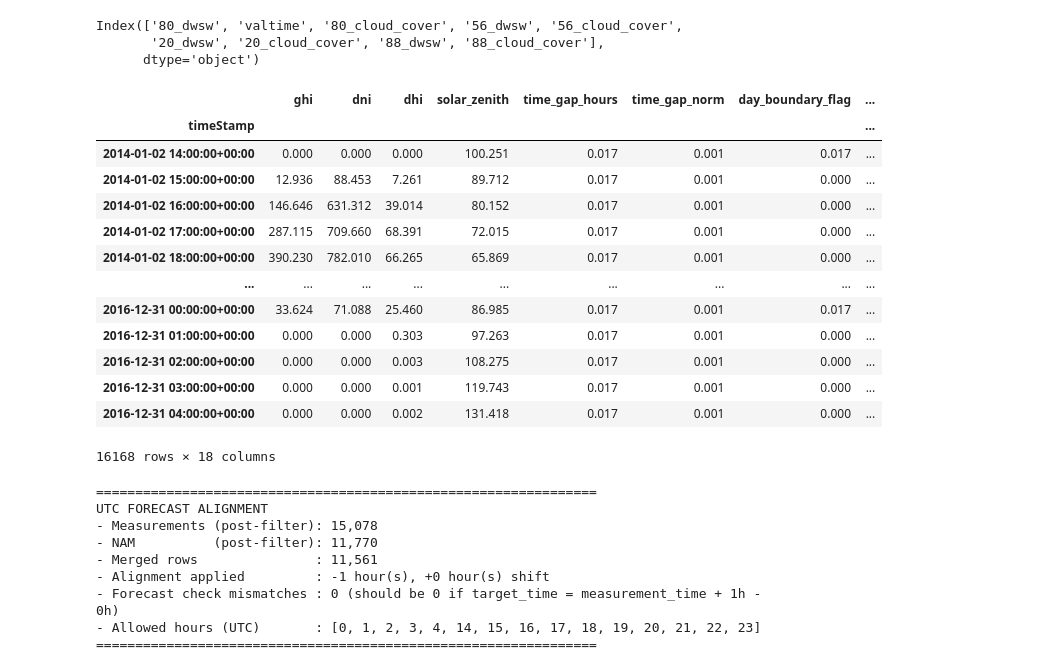
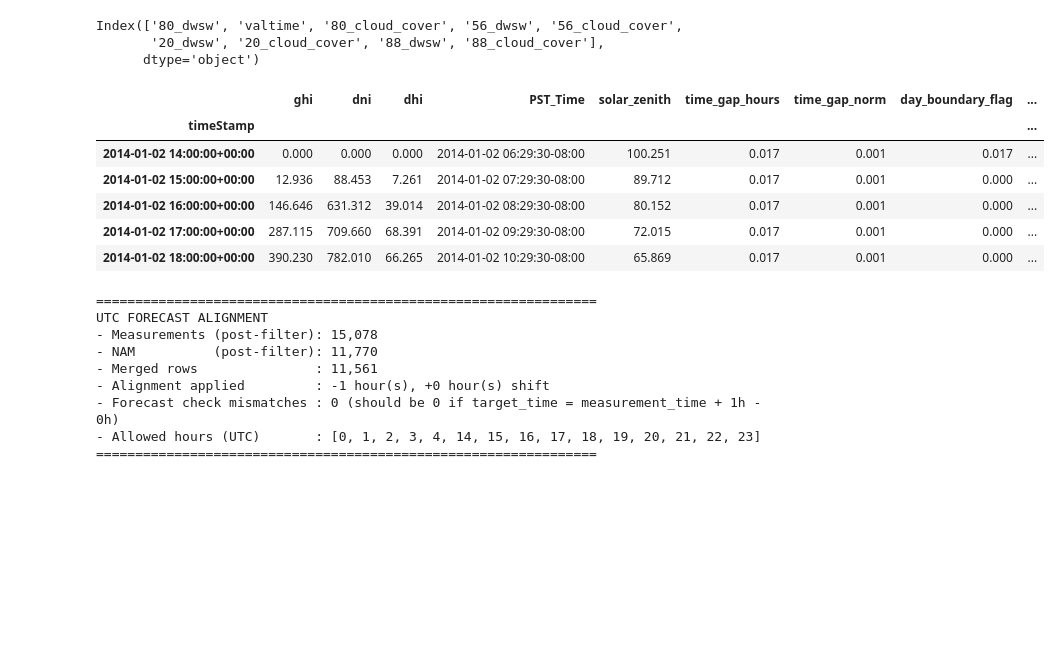
Before and after one commit to Mohamedtareque/PV_Forecast_MMPISSM, a Jupyter notebook: data_preprocess_v_02.ipynb, the cells around one changed output. Saved outputs shown, nothing was run; the diff lists cells and outputs as text; code cells hidden in the pictures; blank space fills up the shorter version.

```diff
--- a/data_preprocess_v_02.ipynb
+++ b/data_preprocess_v_02.ipynb
@@ -751,7 +730,7 @@ df_daylight_only.head()
 ### Outlier Detection and Removal based on Raw GHI, DNI values.
 # %%
 # Select only the original (non-sin/cos) features for descriptive statistics
-exclude_cols = ['hour_sin', 'hour_cos', 'month_sin', 'month_cos', 'time_gap_norm', 'day_boundary_flag', 'hour_progression', 'absolute_hour', 'solar_zenith', 'solar_azimuth', 'solar_elevation', 'is_daylight']
+exclude_cols = ['hour_sin', 'hour_cos', 'month_sin', 'month_cos',"PST_Time" , 'time_gap_norm', 'day_boundary_flag', 'hour_progression', 'absolute_hour', 'solar_zenith', 'solar_azimuth', 'solar_elevation', 'is_daylight']
 feature_cols = [col for col in df_daylight_only.columns if col not in exclude_cols and col not in ['timestamp', 'season_flag', 'is_daylight']]
 
 # Compute descriptive statistics
@@ -1031,7 +1022,7 @@ def calculate_csi(
     site = pvlib.location.Location(
         latitude=location_lat,
         longitude=location_lon,
-        tz=location_timezone
+        tz=location_timezone # local timezone for the site.
     )
 
     # --- Clear-sky irradiance
@@ -1043,6 +1034,9 @@ def calculate_csi(
     out['CSI_ghi'] = out[ghi_col] / out['GHI_cs']
     out['CSI_dni'] = out[dni_col] / out['DNI_cs']
 
+    out['CSI_ghi'] = out['CSI_ghi'].fillna(0)
+    out['CSI_dni'] = out['CSI_dni'].fillna(0)
+
     # --- Optional capping to avoid blowing scale due to small Cs values
     if cap_csi:
         out['CSI_ghi'] = out['CSI_ghi'].clip(0, csi_ghi_cap)
@@ -1574,20 +1835,13 @@ Index(['80_dwsw', 'valtime', '80_cloud_cover', '56_dwsw', '56_cloud_cover',
        '20_dwsw', '20_cloud_cover', '88_dwsw', '88_cloud_cover'],
       dtype='object')
 # %%
-df_daytime_features
+df_daytime_features.head()
 # %% [output]
-|  | ghi | dni | dhi | solar_zenith | time_gap_hours | time_gap_norm | day_boundary_flag | ... |
-| timeStamp |  |  |  |  |  |  |  | ... |
-| 2014-01-02 14:00:00+00:00 | 0.000 | 0.000 | 0.000 | 100.251 | 0.017 | 0.001 | 0.017 | ... |
-| 2014-01-02 15:00:00+00:00 | 12.936 | 88.453 | 7.261 | 89.712 | 0.017 | 0.001 | 0.000 | ... |
-| 2014-01-02 16:00:00+00:00 | 146.646 | 631.312 | 39.014 | 80.152 | 0.017 | 0.001 | 0.000 | ... |
-| 2014-01-02 17:00:00+00:00 | 287.115 | 709.660 | 68.391 | 72.015 | 0.017 | 0.001 | 0.000 | ... |
-| 2014-01-02 18:00:00+00:00 | 390.230 | 782.010 | 66.265 | 65.869 | 0.017 | 0.001 | 0.000 | ... |
-| ... | ... | ... | ... | ... | ... | ... | ... | ... |
-| 2016-12-31 00:00:00+00:00 | 33.624 | 71.088 | 25.460 | 86.985 | 0.017 | 0.001 | 0.017 | ... |
-| 2016-12-31 01:00:00+00:00 | 0.000 | 0.000 | 0.303 | 97.263 | 0.017 | 0.001 | 0.000 | ... |
-| 2016-12-31 02:00:00+00:00 | 0.000 | 0.000 | 0.003 | 108.275 | 0.017 | 0.001 | 0.000 | ... |
-| 2016-12-31 03:00:00+00:00 | 0.000 | 0.000 | 0.001 | 119.743 | 0.017 | 0.001 | 0.000 | ... |
-| 2016-12-31 04:00:00+00:00 | 0.000 | 0.000 | 0.002 | 131.418 | 0.017 | 0.001 | 0.000 | ... |
+|  | ghi | dni | dhi | PST_Time | solar_zenith | time_gap_hours | time_gap_norm | day_boundary_flag | ... |
+| timeStamp |  |  |  |  |  |  |  |  | ... |
+| 2014-01-02 14:00:00+00:00 | 0.000 | 0.000 | 0.000 | 2014-01-02 06:29:30-08:00 | 100.251 | 0.017 | 0.001 | 0.017 | ... |
+| 2014-01-02 15:00:00+00:00 | 12.936 | 88.453 | 7.261 | 2014-01-02 07:29:30-08:00 | 89.712 | 0.017 | 0.001 | 0.000 | ... |
+| 2014-01-02 16:00:00+00:00 | 146.646 | 631.312 | 39.014 | 2014-01-02 08:29:30-08:00 | 80.152 | 0.017 | 0.001 | 0.000 | ... |
+| 2014-01-02 17:00:00+00:00 | 287.115 | 709.660 | 68.391 | 2014-01-02 09:29:30-08:00 | 72.015 | 0.017 | 0.001 | 0.000 | ... |
+| 2014-01-02 18:00:00+00:00 | 390.230 | 782.010 | 66.265 | 2014-01-02 10:29:30-08:00 | 65.869 | 0.017 | 0.001 | 0.000 | ... |
-16168 rows × 18 columns
 # %%
```
Also changed, not shown: parts of 58 cells of this notebook, 2 other files.
